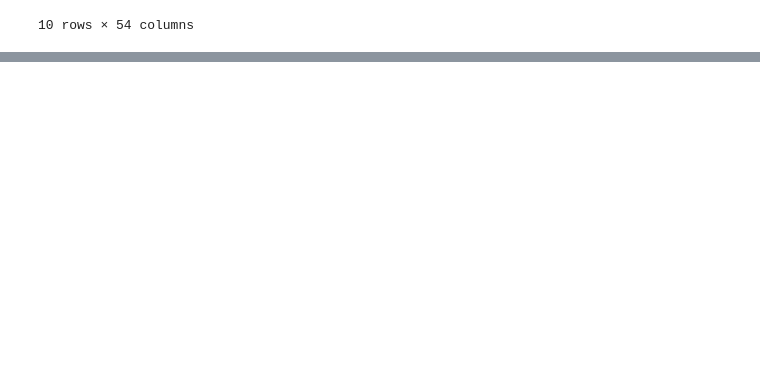
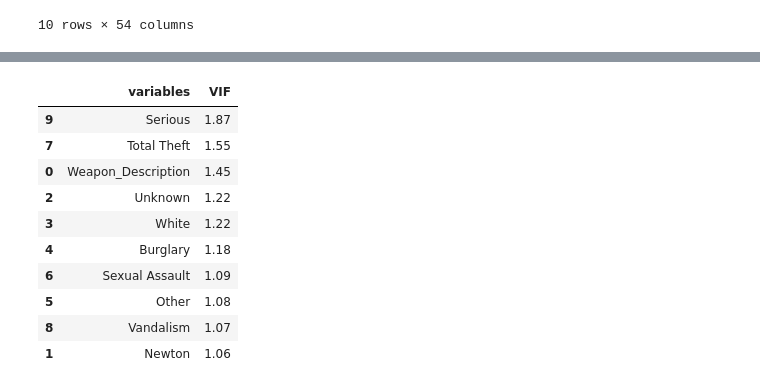
Before and after one commit to MrBinit/Supervised-Learning, a Jupyter notebook: logistic regression/project.ipynb, the cells around one changed output, grey strips where cells are left out. Drawn from its saved outputs; the diff is of its cells as text; code cells hidden in the pictures; blank space fills up the shorter version.

```diff
--- a/logistic regression/project.ipynb
+++ b/logistic regression/project.ipynb
@@ -1468,0 +1613,36 @@ data.head(10)
+# %%
+from statsmodels.stats.outliers_influence import variance_inflation_factor
+# creating a new dataframe that consists of the name of the variables and their respective VIF
+
+vif = pd.DataFrame()
+
+# assigning the column 'variables' with the columns of X_train
+
+vif['variables'] = x_train[col].columns
+
+# assigning the column 'VIF' with the VIF values of the variales
+
+vif['VIF'] = [variance_inflation_factor(x_train[col].values,i) for i in range (x_train[col].shape[1])]
+
+# rounding off the VIF values to 2 decimal places
+
+vif['VIF'] = round(vif['VIF'],2)
+
+# sorting the VIF values in descending order
+
+vif = vif.sort_values(by = 'VIF' , ascending = False)
+
+# printing the dataframe vif
+vif
+# %% [output]
+|  | variables | VIF |
+| 9 | Serious | 1.87 |
+| 7 | Total Theft | 1.55 |
+| 0 | Weapon_Description | 1.45 |
+| 2 | Unknown | 1.22 |
+| 3 | White | 1.22 |
+| 4 | Burglary | 1.18 |
+| 6 | Sexual Assault | 1.09 |
+| 5 | Other | 1.08 |
+| 8 | Vandalism | 1.07 |
+| 1 | Newton | 1.06 |
```
Also changed, not shown: parts of 18 cells of this notebook.
